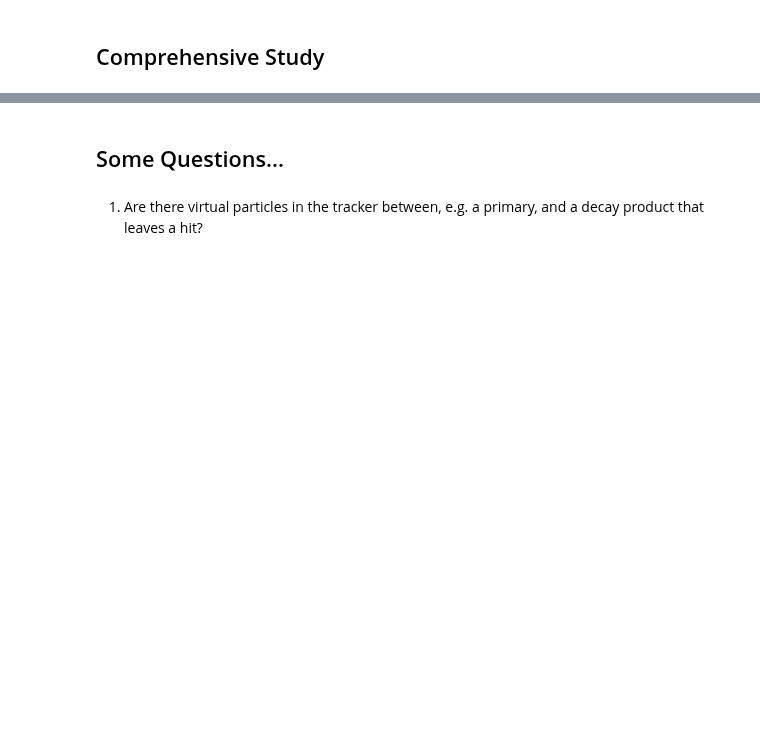
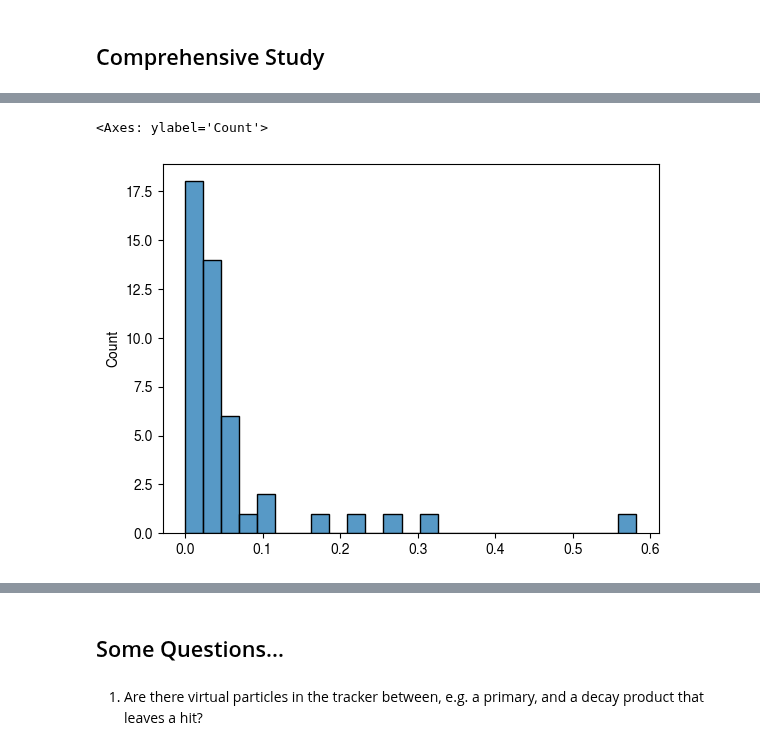
Before and after one commit to OpenDataDetector/ColliderML-Production, a Jupyter notebook: notebooks/physics/18_DM_custom_truth_handler_debug.ipynb, the cells around one changed output, grey strips where cells are left out. Saved outputs shown, nothing was run; the diff lists cells and outputs as text; code cells hidden in the pictures; blank space fills up the shorter version.

```diff
--- a/notebooks/physics/18_DM_custom_truth_handler_debug.ipynb
+++ b/notebooks/physics/18_DM_custom_truth_handler_debug.ipynb
@@ -437,0 +377,5 @@ plt.show()
+# %%
+sns.histplot(energies_of_2_descendants_of_1)
+# %% [output]
+<Axes: ylabel='Count'>
+[figure, added]
```
Also changed, not shown: parts of 83 cells of this notebook, 24 other files.
